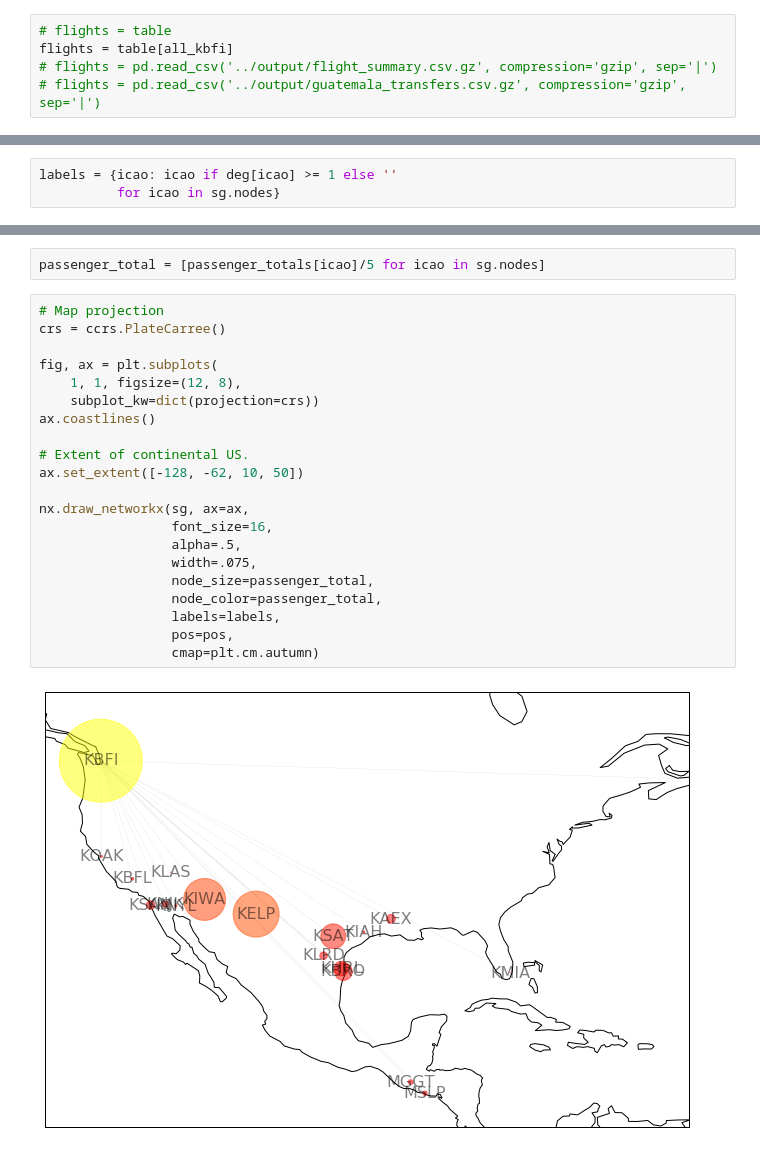
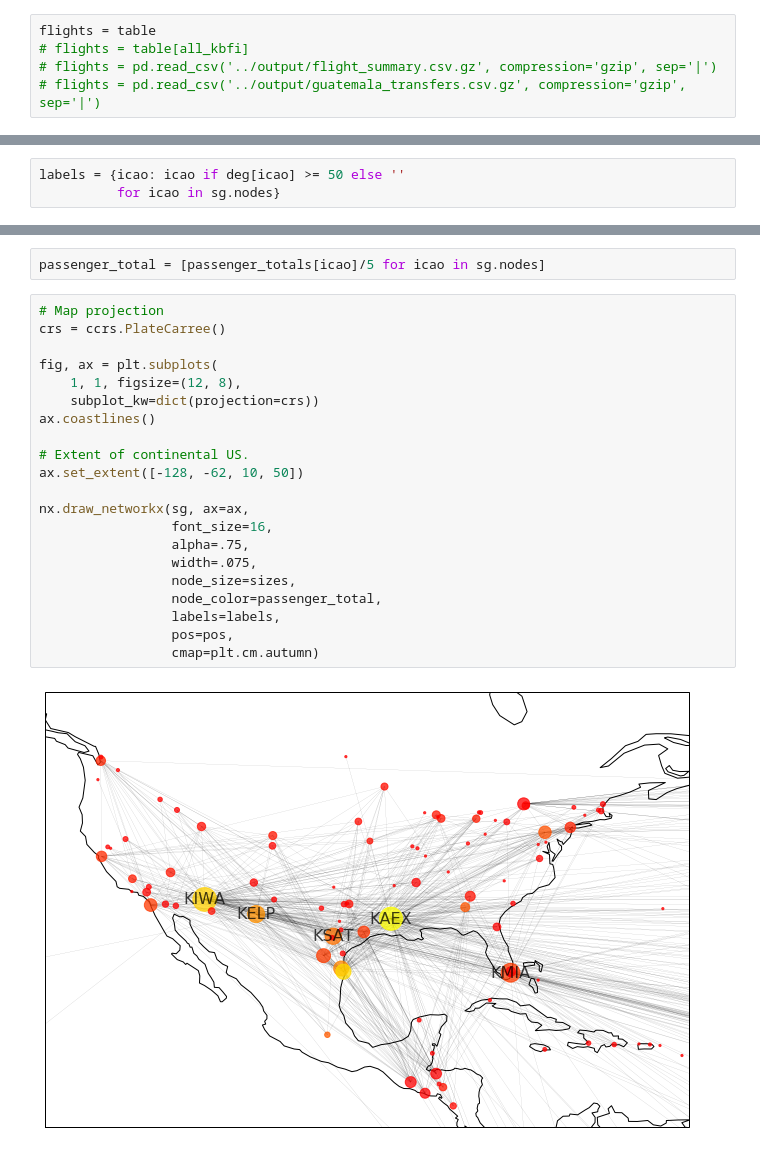
Before and after one commit to UWCHR/ice-air, a Jupyter notebook: analyze/note/map.ipynb, the cells around one changed output, grey strips where cells are left out. Cells and saved outputs as stored; diff of their text form.

```diff
--- a/analyze/note/map.ipynb
+++ b/analyze/note/map.ipynb
@@ -54,8 +60,8 @@ table.columns = ['year', 'R-T', 'pickup_airport', 'dropoff_airport', 'passengers
 all_kbfi = (table['pickup_airport'] == 'KBFI') | (table['dropoff_airport'] == 'KBFI')
 # table.to_csv('../output/flight_summary.csv.gz', index=False, compression='gzip', encoding='utf-8', sep='|')
 # %%
-# flights = table
-flights = table[all_kbfi]
+flights = table
+# flights = table[all_kbfi]
 # flights = pd.read_csv('../output/flight_summary.csv.gz', compression='gzip', sep='|')
 # flights = pd.read_csv('../output/guatemala_transfers.csv.gz', compression='gzip', sep='|')
 # %%
@@ -214,7 +212,7 @@ sizes = [5 * deg[icao] for icao in sg.nodes]
 # altitude = airports_us['alt']
 # altitude = [altitude[icao] for icao in sg.nodes]
 # %%
-labels = {icao: icao if deg[icao] >= 1 else ''
+labels = {icao: icao if deg[icao] >= 50 else ''
           for icao in sg.nodes}
 # %%
 flights.head()
@@ -238,23 +236,23 @@ passenger_total = [passenger_totals[icao]/5 for icao in sg.nodes]
 # %%
 # Map projection
 crs = ccrs.PlateCarree()
 
 fig, ax = plt.subplots(
     1, 1, figsize=(12, 8),
     subplot_kw=dict(projection=crs))
 ax.coastlines()
 
 # Extent of continental US.
 ax.set_extent([-128, -62, 10, 50])
 
 nx.draw_networkx(sg, ax=ax,
                  font_size=16,
-                 alpha=.5,
+                 alpha=.75,
                  width=.075,
-                 node_size=passenger_total,
+                 node_size=sizes,
                  node_color=passenger_total,
                  labels=labels,
                  pos=pos,
                  cmap=plt.cm.autumn)
 # %% [output]
-[figure, old version]
+[figure, new version]
```
Also changed, not shown: parts of 11 cells of this notebook, 16 other files.
